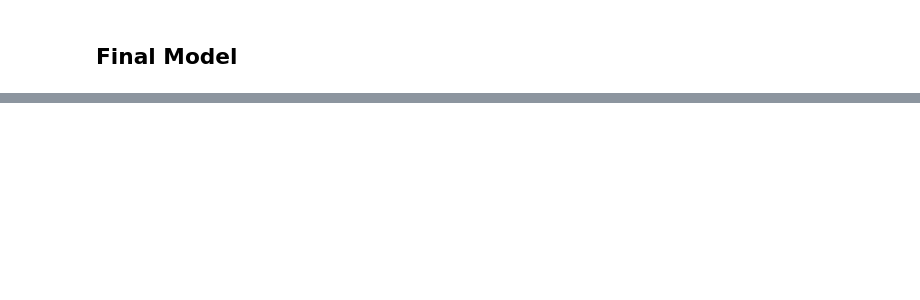
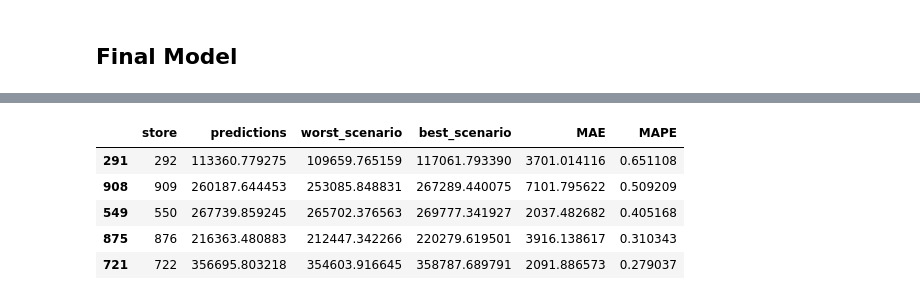
Before and after one commit to BernardoRFonseca/RossmannSalesPred, a Jupyter notebook: Store Sales Prediction.ipynb, the cells around one changed output, grey strips where cells are left out. Cells and saved outputs as stored; diff of their text form; code cells hidden in the pictures; blank space fills up the shorter version.

```diff
--- a/Store Sales Prediction.ipynb
+++ b/Store Sales Prediction.ipynb
@@ -1216,0 +1294,9 @@ xgbr_result_tuned
+# %%
+df9_2.sort_values( 'MAPE', ascending=False ).head()
+# %% [output]
+|  | store | predictions | worst_scenario | best_scenario | MAE | MAPE |
+| 291 | 292 | 113360.779275 | 109659.765159 | 117061.793390 | 3701.014116 | 0.651108 |
+| 908 | 909 | 260187.644453 | 253085.848831 | 267289.440075 | 7101.795622 | 0.509209 |
+| 549 | 550 | 267739.859245 | 265702.376563 | 269777.341927 | 2037.482682 | 0.405168 |
+| 875 | 876 | 216363.480883 | 212447.342266 | 220279.619501 | 3916.138617 | 0.310343 |
+| 721 | 722 | 356695.803218 | 354603.916645 | 358787.689791 | 2091.886573 | 0.279037 |
```
Also changed, not shown: parts of 19 cells of this notebook.
